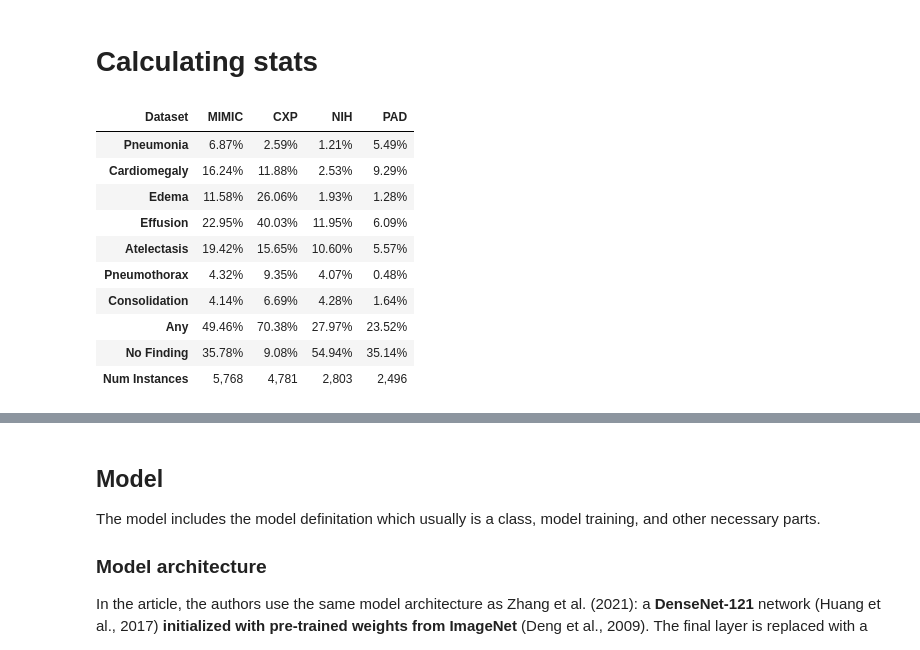
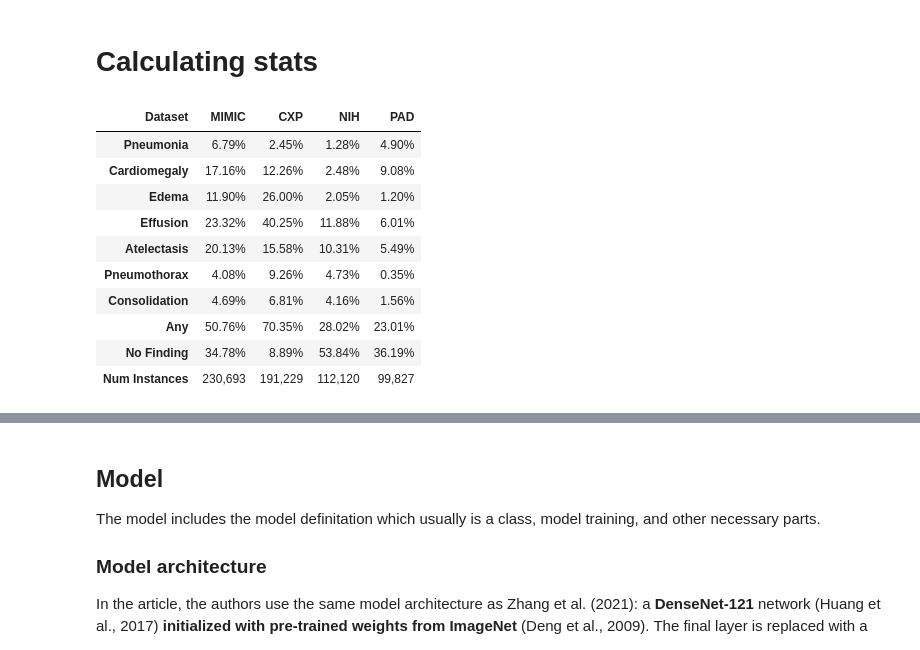
Before and after one commit to nstawski/dlh-final-project, a Jupyter notebook: Nina_Stawski_project_draft (2).ipynb, the cells around one changed output, grey strips where cells are left out. Saved outputs shown, nothing was run; the diff lists cells and outputs as text; code cells hidden in the pictures.

Commit message:
More training, updated stats

```diff
--- a/Nina_Stawski_project_draft (2).ipynb
+++ b/Nina_Stawski_project_draft (2).ipynb
@@ -824,65 +824,65 @@ for env in dfs:
     df['Any'] = (df[disease_labels] > 0).any(axis=1).astype(int)
 
     #keep only every 20th sample for the dataset to reduce the size of the data to train
-    df2 = df[df.index % 40 == 0]
-    dfs2[env] = {}
-    dfs2[env]['all'] = df2
+#     df2 = df[df.index % 40 == 0]
+#     dfs2[env] = {}
+#     dfs2[env]['all'] = df2
 
-    train_df, valid_df, test_df = split(df2)
-    dfs2[env] = {
-        'all': df_env,
-        'train': train_df,
-        'val': valid_df,
-        'test': test_df
-    }
+#     train_df, valid_df, test_df = split(df2)
+#     dfs2[env] = {
+#         'all': df_env,
+#         'train': train_df,
+#         'val': valid_df,
+#         'test': test_df
+#     }
 
     totals = {}
     totals['Dataset'] = env
-#     totals['Num Instances'] = len(df)
-    totals['Num Instances'] = len(df2)
+    totals['Num Instances'] = len(df)
+#     totals['Num Instances'] = len(df2)
     num_instances.append(totals['Num Instances'])
 
     for label in target_labels:
-#         if label in df.columns:
-#             totals[label] = df[label].sum() / len(df)
-        if label in df2.columns:
-            totals[label] = df2[label].sum() / len(df2)
+        if label in df.columns:
+            totals[label] = df[label].sum() / len(df)
+#         if label in df2.columns:
+#             totals[label] = df2[label].sum() / len(df2)
         else:
             totals[label] = 0.0
 
     stat_rows.append(totals)
 
 stat_df = pd.DataFrame(stat_rows)
 stat_df.set_index('Dataset', inplace=True)
 
 ordered_cols = all_labels
 stat_df = stat_df[ordered_cols]
 
 transposed_stat_df = stat_df.T
 
 # styled_stat_df = stat_df.style.background_gradient(cmap='Blues', subset=target_labels)\
 #     .format({label: "{:.2%}" for label in target_labels})
 
 styled_transposed_stat_df = transposed_stat_df.style.apply(
     lambda x: ["background-color: lightblue" if x.name != 'Num Instances' else "background-color: none" for i in x],
     axis=1
 ).background_gradient(cmap='Blues', subset=pd.IndexSlice[target_labels, :])
 styled_transposed_stat_df = styled_transposed_stat_df.format("{:.2%}", subset=pd.IndexSlice[target_labels, :])
 styled_transposed_stat_df = styled_transposed_stat_df.format("{:,.0f}", subset=pd.IndexSlice['Num Instances', :])
 
 styled_transposed_stat_df
 # %% [output]
 | Dataset | MIMIC | CXP | NIH | PAD |
-| Pneumonia | 6.87% | 2.59% | 1.21% | 5.49% |
-| Cardiomegaly | 16.24% | 11.88% | 2.53% | 9.29% |
-| Edema | 11.58% | 26.06% | 1.93% | 1.28% |
-| Effusion | 22.95% | 40.03% | 11.95% | 6.09% |
-| Atelectasis | 19.42% | 15.65% | 10.60% | 5.57% |
-| Pneumothorax | 4.32% | 9.35% | 4.07% | 0.48% |
-| Consolidation | 4.14% | 6.69% | 4.28% | 1.64% |
-| Any | 49.46% | 70.38% | 27.97% | 23.52% |
-| No Finding | 35.78% | 9.08% | 54.94% | 35.14% |
-| Num Instances | 5,768 | 4,781 | 2,803 | 2,496 |
+| Pneumonia | 6.79% | 2.45% | 1.28% | 4.90% |
+| Cardiomegaly | 17.16% | 12.26% | 2.48% | 9.08% |
+| Edema | 11.90% | 26.00% | 2.05% | 1.20% |
+| Effusion | 23.32% | 40.25% | 11.88% | 6.01% |
+| Atelectasis | 20.13% | 15.58% | 10.31% | 5.49% |
+| Pneumothorax | 4.08% | 9.26% | 4.73% | 0.35% |
+| Consolidation | 4.69% | 6.81% | 4.16% | 1.56% |
+| Any | 50.76% | 70.35% | 28.02% | 23.01% |
+| No Finding | 34.78% | 8.89% | 53.84% | 36.19% |
+| Num Instances | 230,693 | 191,229 | 112,120 | 99,827 |
 # %% [markdown]
 Here is the table from the article for comparison:
 
```
Also changed, not shown: parts of 11 cells of this notebook, 1 other file.
